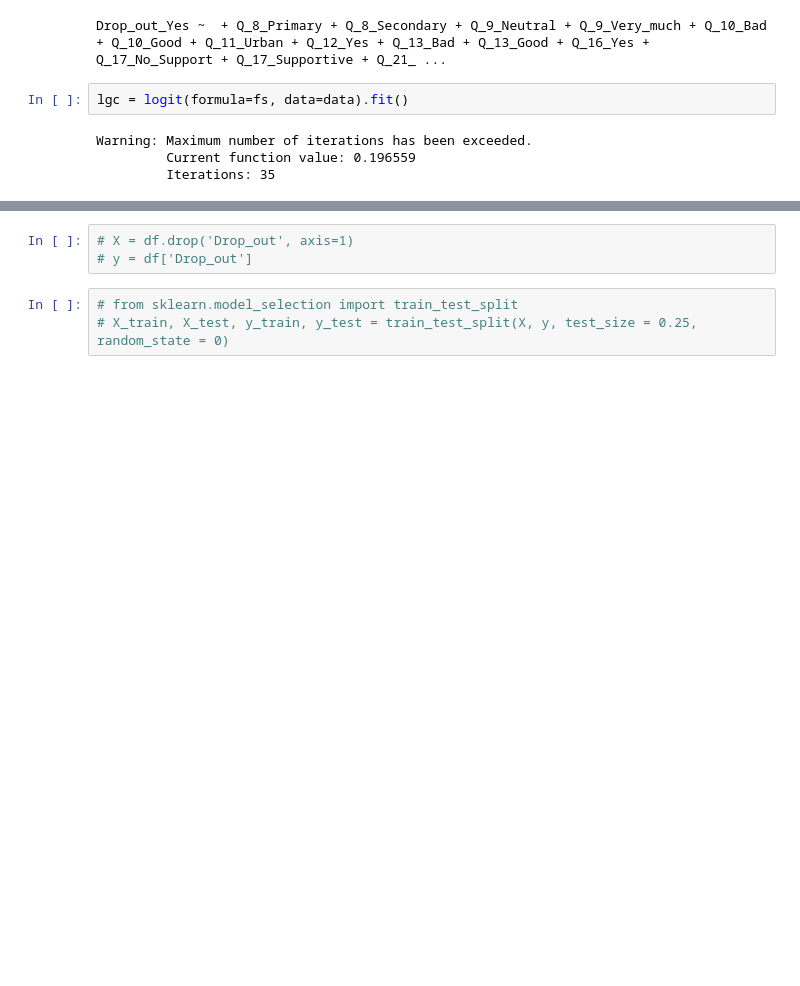
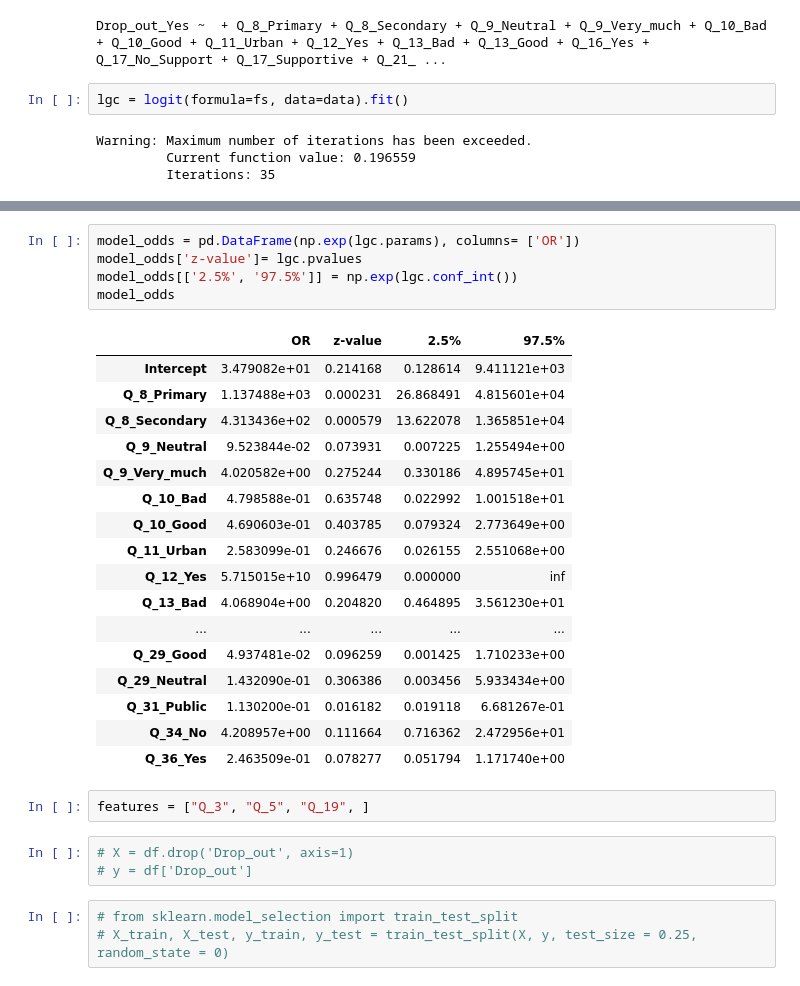
Before and after one commit to whoismaruf/BSc_Thesis, a Jupyter notebook: main.ipynb, the cells around one changed output, grey strips where cells are left out. Saved outputs shown, nothing was run; the diff lists cells and outputs as text; blank space fills up the shorter version.

```diff
--- a/main.ipynb
+++ b/main.ipynb
@@ -223,6 +222,31 @@ Logit Regression Results
 Possibly complete quasi-separation: A fraction 0.30 of observations can be
 perfectly predicted. This might indicate that there is complete
 quasi-separation. In this case some parameters will not be identified.
+# %%
+model_odds = pd.DataFrame(np.exp(lgc.params), columns= ['OR'])
+model_odds['z-value']= lgc.pvalues
+model_odds[['2.5%', '97.5%']] = np.exp(lgc.conf_int())
+model_odds
+# %% [output]
+|  | OR | z-value | 2.5% | 97.5% |
+| Intercept | 3.479082e+01 | 0.214168 | 0.128614 | 9.411121e+03 |
+| Q_8_Primary | 1.137488e+03 | 0.000231 | 26.868491 | 4.815601e+04 |
+| Q_8_Secondary | 4.313436e+02 | 0.000579 | 13.622078 | 1.365851e+04 |
+| Q_9_Neutral | 9.523844e-02 | 0.073931 | 0.007225 | 1.255494e+00 |
+| Q_9_Very_much | 4.020582e+00 | 0.275244 | 0.330186 | 4.895745e+01 |
+| Q_10_Bad | 4.798588e-01 | 0.635748 | 0.022992 | 1.001518e+01 |
+| Q_10_Good | 4.690603e-01 | 0.403785 | 0.079324 | 2.773649e+00 |
+| Q_11_Urban | 2.583099e-01 | 0.246676 | 0.026155 | 2.551068e+00 |
+| Q_12_Yes | 5.715015e+10 | 0.996479 | 0.000000 | inf |
+| Q_13_Bad | 4.068904e+00 | 0.204820 | 0.464895 | 3.561230e+01 |
+| ... | ... | ... | ... | ... |
+| Q_29_Good | 4.937481e-02 | 0.096259 | 0.001425 | 1.710233e+00 |
+| Q_29_Neutral | 1.432090e-01 | 0.306386 | 0.003456 | 5.933434e+00 |
+| Q_31_Public | 1.130200e-01 | 0.016182 | 0.019118 | 6.681267e-01 |
+| Q_34_No | 4.208957e+00 | 0.111664 | 0.716362 | 2.472956e+01 |
+| Q_36_Yes | 2.463509e-01 | 0.078277 | 0.051794 | 1.171740e+00 |
+# %%
+features = ["Q_3", "Q_5", "Q_19", ]
 # %%
 # X = df.drop('Drop_out', axis=1)
 # y = df['Drop_out']
```
Also changed, not shown: parts of 3 cells of this notebook.
